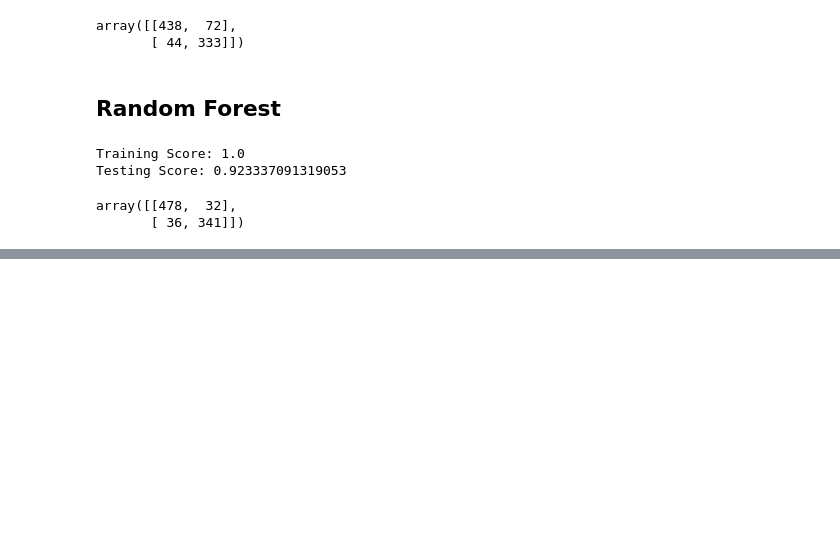
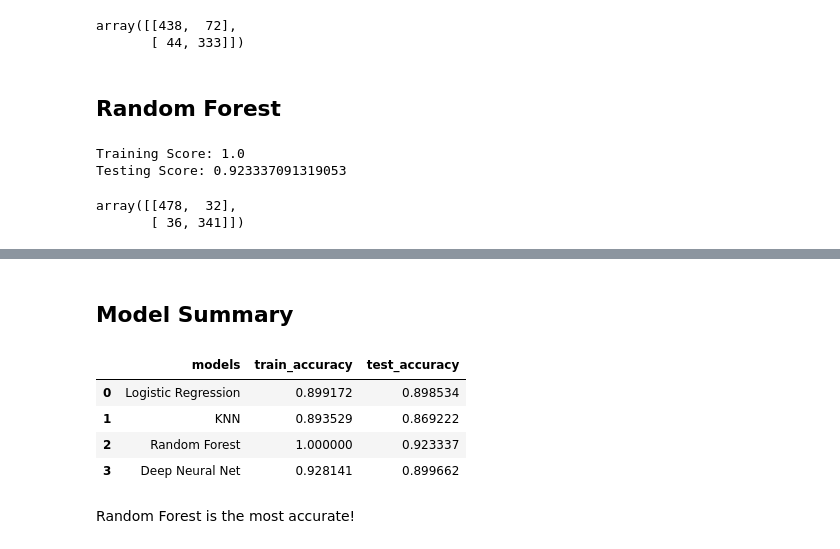
Before and after one commit to jass-jones/Project4_Final, a Jupyter notebook: model_building.ipynb, the cells around one changed output, grey strips where cells are left out. Drawn from its saved outputs; the diff is of its cells as text; code cells hidden in the pictures; blank space fills up the shorter version.

Commit message:
neural net and summary table

```diff
--- a/model_building.ipynb
+++ b/model_building.ipynb
@@ -562,0 +577,23 @@ array([[478,  32],
+# %%
+# Define the model - deep neural net, i.e., the number of input features and hidden nodes for each layer.
+num_features = X_train_scaled.shape[1]
+hid_nodes_l1 = 10
+hid_nodes_l2 = 8
+hid_nodes_l3 = 6
+
+nn = tf.keras.models.Sequential()
+
+# First hidden layer
+nn.add(tf.keras.layers.Dense(hid_nodes_l1, activation='relu', input_shape=(num_features,)))
+
+# Second hidden layer
+nn.add(tf.keras.layers.Dense(hid_nodes_l2, activation='relu'))
+
+# Third hidden layer
+nn.add(tf.keras.layers.Dense(hid_nodes_l3, activation='relu'))
+
+# Output layer
+nn.add(tf.keras.layers.Dense(1, activation='sigmoid'))
+
+# Check the structure of the model
+nn.summary()
@@ -562,0 +618,6 @@ array([[478,  32],
+# %%
+# Compile the model
+nn.compile(optimizer='adam', loss='binary_crossentropy', metrics=['accuracy'])
+# %%
+# Train the model
+fit_model = nn.fit(X_train_scaled, y_train, epochs=100)
@@ -562,0 +642,4 @@ array([[478,  32],
+# %%
+# Evaluate the model using the test data
+model_loss, model_accuracy = nn.evaluate(X_test_scaled,y_test,verbose=2)
+print(f"Loss: {model_loss}, Accuracy: {model_accuracy}")
@@ -562,0 +649,17 @@ array([[478,  32],
+# %% [markdown]
+## Model Summary
+# %%
+summ = pd.DataFrame(
+    {"models": ["Logistic Regression", "KNN", "Random Forest", "Deep Neural Net"],
+     "train_accuracy": [lr_train_score, knn_train_score, rf_train_score, fit_model.history['accuracy'][-1]],
+     "test_accuracy": [lr_test_score, knn_test_score, rf_test_score, model_accuracy]})
+
+summ
+# %% [output]
+|  | models | train_accuracy | test_accuracy |
+| 0 | Logistic Regression | 0.899172 | 0.898534 |
+| 1 | KNN | 0.893529 | 0.869222 |
+| 2 | Random Forest | 1.000000 | 0.923337 |
+| 3 | Deep Neural Net | 0.928141 | 0.899662 |
+# %% [markdown]
+Random Forest is the most accurate!
```
Also changed, not shown: parts of 8 cells of this notebook.
